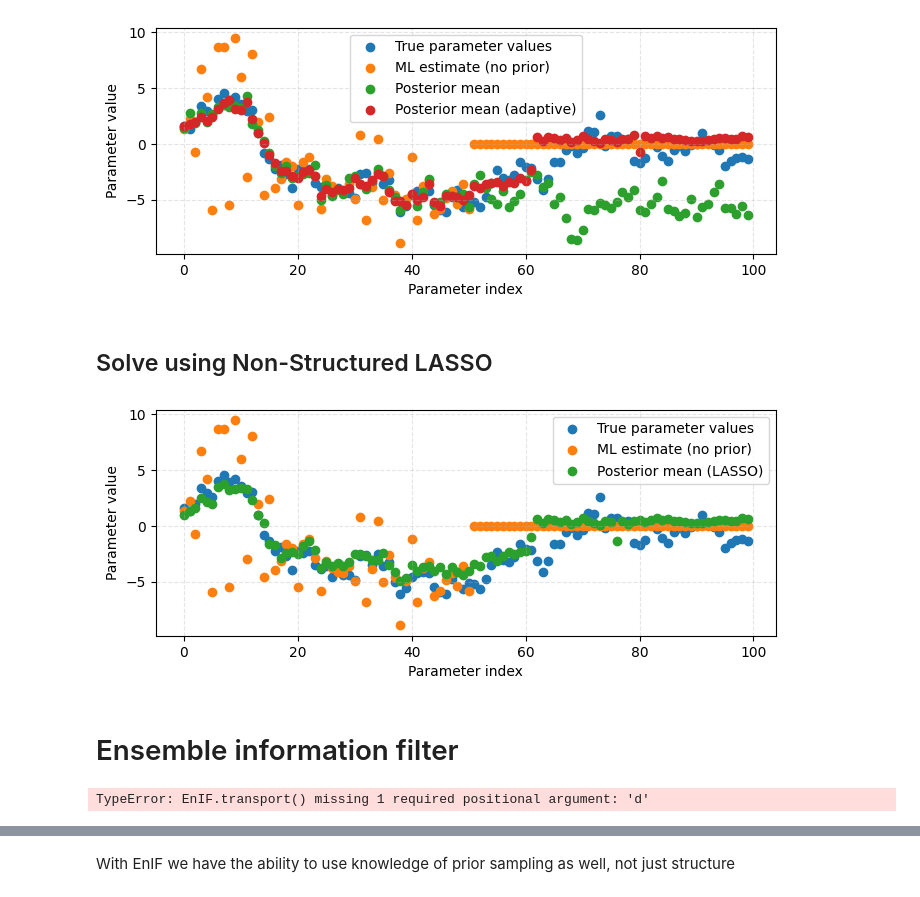
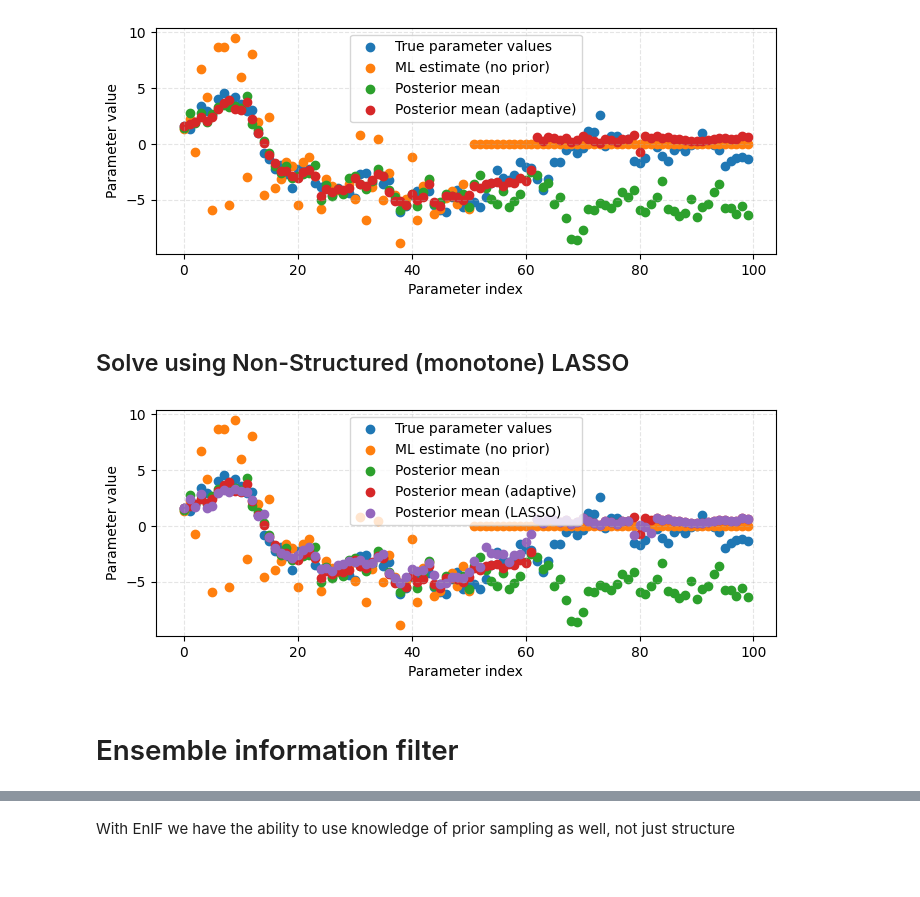
Before and after one commit to equinor/graphite-maps, a Jupyter notebook: docs/source/Comparison.ipynb, the cells around one changed output, grey strips where cells are left out. Cells and saved outputs as stored; diff of their text form; code cells hidden in the pictures.

```diff
--- a/docs/source/Comparison.ipynb
+++ b/docs/source/Comparison.ipynb
@@ -245,7 +245,7 @@ for i, alpha_i in enumerate(smoother.alpha, 1):
 
     # Assimilate data
     X_i = adaptive_smoother.assimilate(
-        X=X_i, Y=Y_i, D=D_i, alpha=alpha_i, verbose=False
+        X=X_i, Y=Y_i, D=D_i, alpha=alpha_i,
     )
 
 
@@ -273,7 +273,7 @@ plt.show()
 # %% [output]
 [figure]
 # %% [markdown]
-## Solve using Non-Structured LASSO
+## Solve using Non-Structured (monotone) LASSO
 # %%
 X_prior = np.copy(X)
 Y = g(X_prior)
@@ -284,28 +284,28 @@ X_posterior_lasso = X_prior + K @ (observations - Y.T).T
 # %%
 plt.figure(figsize=(7, 3))
 plt.scatter(np.arange(len(x_true)), x_true, label="True parameter values")
 plt.scatter(np.arange(len(x_true)), x_ml, label="ML estimate (no prior)")
-#plt.scatter(
-#    np.arange(len(x_true)), np.mean(X_posterior, axis=1), label="Posterior mean"
-#)
-#plt.scatter(
-#    np.arange(len(x_true)),
-#    np.mean(X_adaptive_posterior, axis=1),
-#    label="Posterior mean (adaptive)",
-#)
+plt.scatter(
+    np.arange(len(x_true)), np.mean(X_posterior, axis=1), label="Posterior mean"
+)
+plt.scatter(
+    np.arange(len(x_true)),
+    np.mean(X_adaptive_posterior, axis=1),
+    label="Posterior mean (adaptive)",
+)
 plt.scatter(
     np.arange(len(x_true)),
     np.mean(X_posterior_lasso, axis=1),
     label="Posterior mean (LASSO)",
 )
 plt.xlabel("Parameter index")
 plt.ylabel("Parameter value")
 plt.grid(True, ls="--", zorder=0, alpha=0.33)
 plt.legend()
 plt.tight_layout()
 plt.show()
 # %% [output]
-[figure, old version]
+[figure, new version]
 # %% [markdown]
 # Ensemble information filter
 # %%
@@ -340,10 +340,8 @@ d = np.copy(observations)
 gtmap.fit(U, Y)
 
 # Transport prior ensemble to posterior ensemble
-U_posterior = gtmap.transport(U, d)
+U_posterior = gtmap.transport(U, Y, d)
 X_posterior_enif_graph = U_posterior.T
-# %% [output]
-TypeError: EnIF.transport() missing 1 required positional argument: 'd'
 # %%
 plt.figure(figsize=(7, 5))
 plt.scatter(np.arange(len(x_true)), x_true, label="True parameter values")
```
Also changed, not shown: parts of 5 cells of this notebook.
